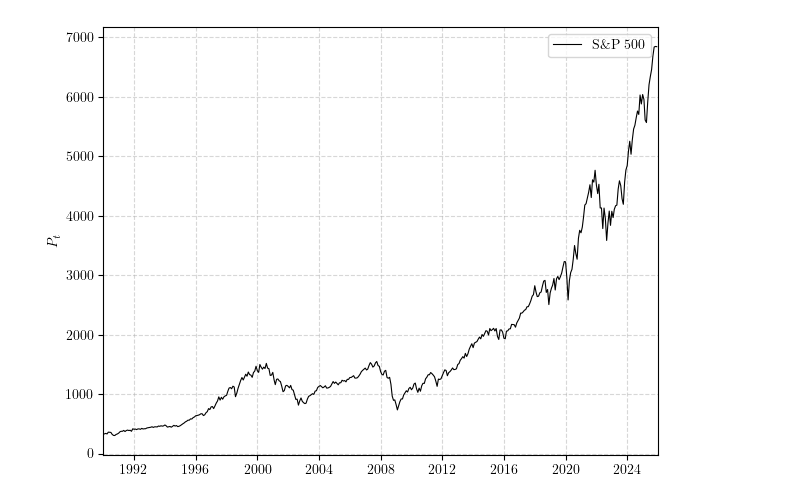
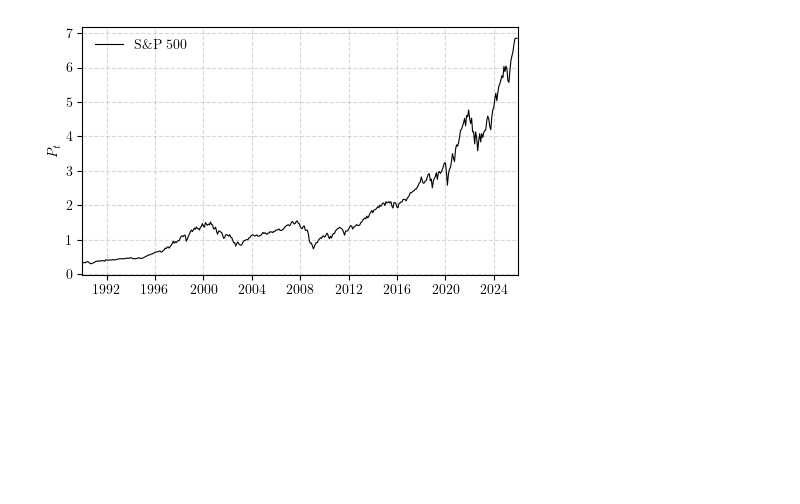
Before and after one commit to emilfriis/Bachelor, a Jupyter notebook: emil/simulation_study/simulationstudy.ipynb, the cells around one changed output. Cells and saved outputs as stored; diff of their text form; code cells hidden in the pictures; blank space fills up the shorter version.

Commit message:
figur

```diff
--- a/emil/simulation_study/simulationstudy.ipynb
+++ b/emil/simulation_study/simulationstudy.ipynb
@@ -6,21 +6,24 @@ import numpy as np
 # %%
 # download data in monthly intervals (otherwise recursive tests are too slow on such a long period)
 sp500 = yf.Ticker("^GSPC").history(start="1990-01-01", end="2025-12-31", interval="1mo")
+sp500_thousands = sp500["Close"] / 1000
 # %%
 # LaTex
 plt.rcParams['text.usetex'] = True
 plt.rcParams['font.family'] = 'serif'
 
 # Borderstyle
 border_color = ax.spines['left'].get_edgecolor()
 border_width = ax.spines['left'].get_linewidth()
 
-plt.plot(sp500.index, sp500["Close"], color='black', linewidth=0.8, label='S\&P 500')
+plt.figure(figsize=(5, 3))
+plt.plot(sp500.index, sp500_thousands, color='black', linewidth=0.8, label='S\&P 500')
 plt.ylabel(r'$P_t$')
 plt.tight_layout()
 plt.grid(True, alpha=0.5, linestyle='--')
-plt.legend()
+plt.legend(frameon=False, loc='upper left')
 plt.xlim(pd.Timestamp('1990-01-01'), pd.Timestamp('2025-12-31'))
+plt.savefig('sp500.pdf')
 plt.show()
 # %% [output]
-[figure, old version]
+[figure, new version]
```
Also changed, not shown: 6 other files.
